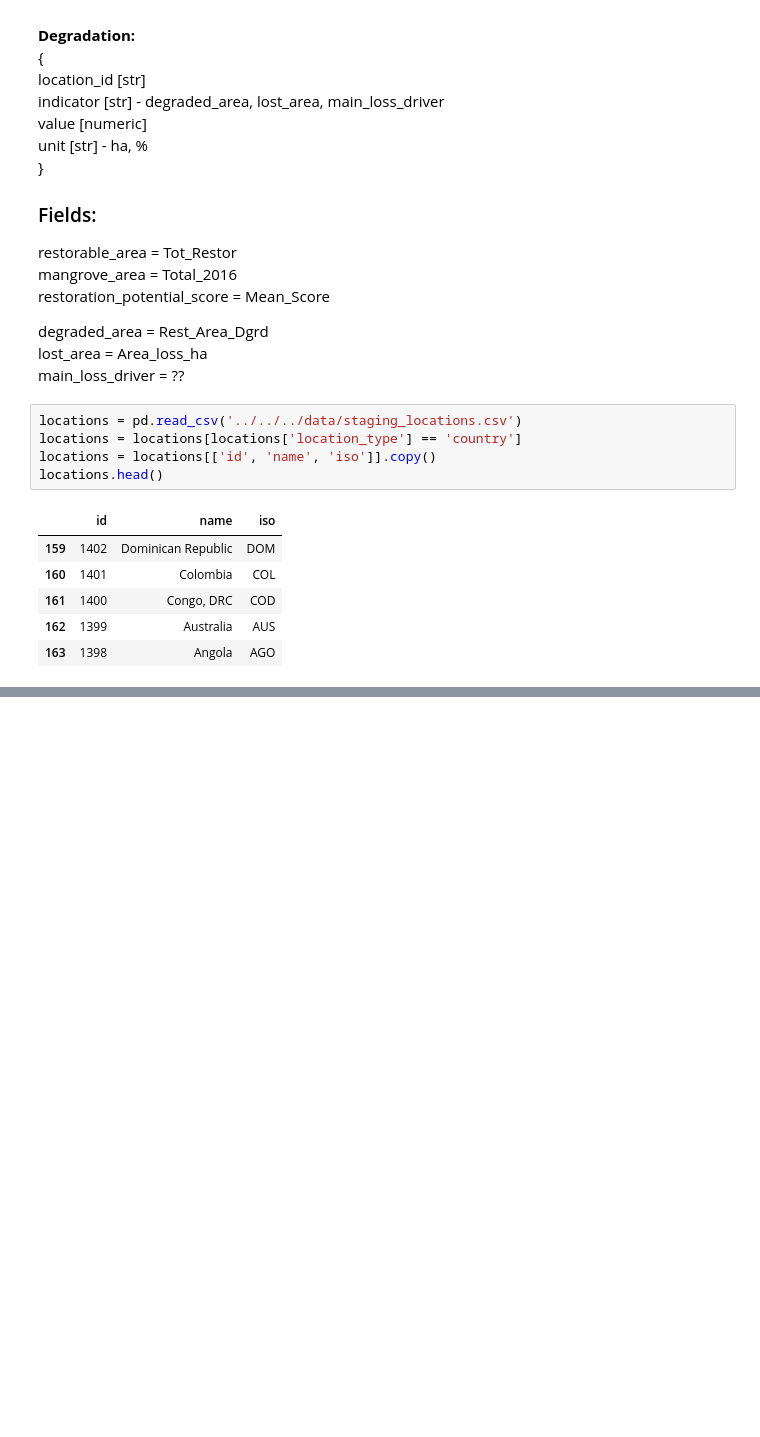
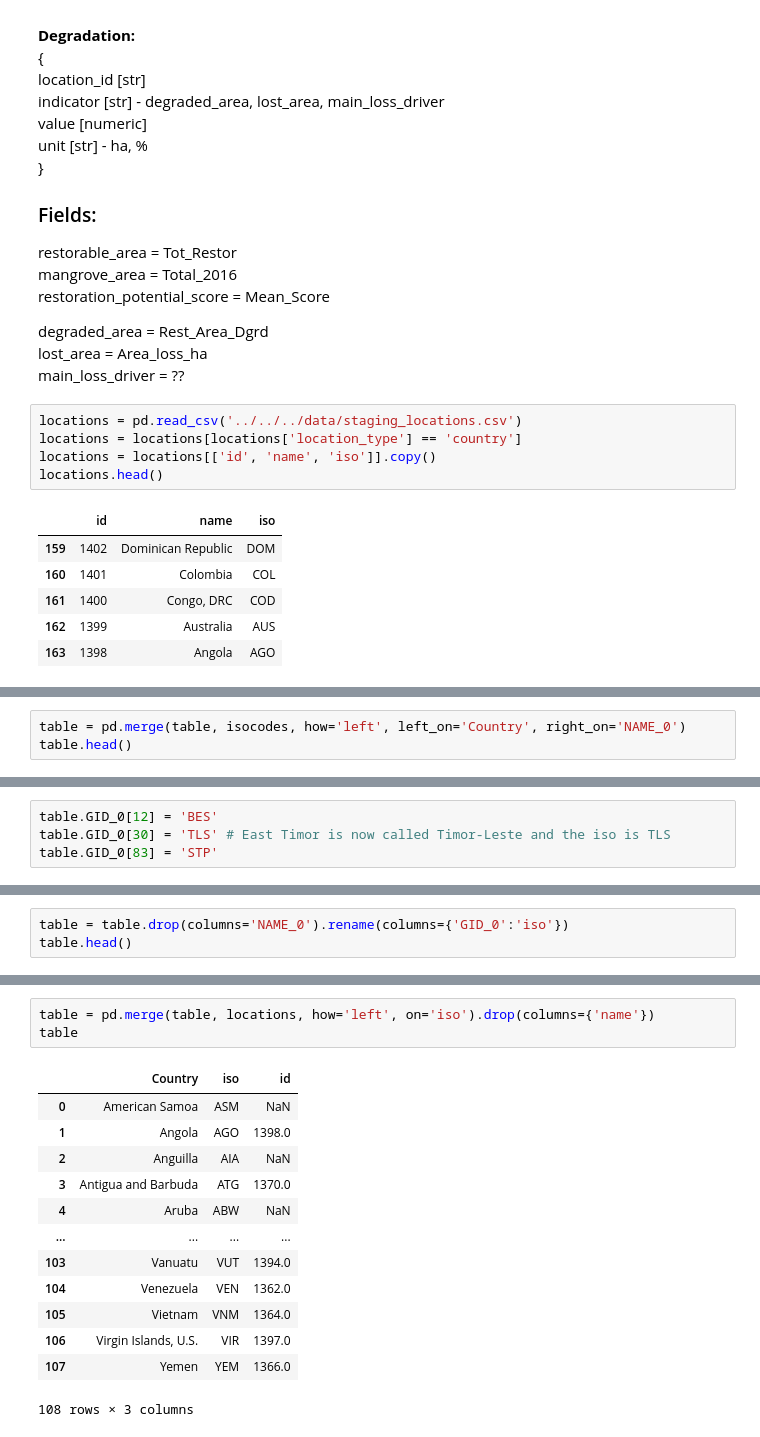
Before and after one commit to lhilarides/mangrove-atlas, a Jupyter notebook: data/notebooks/Lab/data_processing/restoration_and_degradation_widget.ipynb, the cells around one changed output, grey strips where cells are left out. Saved outputs shown, nothing was run; the diff lists cells and outputs as text; blank space fills up the shorter version.

```diff
--- a/data/notebooks/Lab/data_processing/restoration_and_degradation_widget.ipynb
+++ b/data/notebooks/Lab/data_processing/restoration_and_degradation_widget.ipynb
@@ -67,0 +98,3 @@ locations.head()
+# %%
+table = pd.merge(table, isocodes, how='left', left_on='Country', right_on='NAME_0')
+table.head()
@@ -67,0 +115,4 @@ locations.head()
+# %%
+table.GID_0[12] = 'BES'
+table.GID_0[30] = 'TLS' # East Timor is now called Timor-Leste and the iso is TLS
+table.GID_0[83] = 'STP'
@@ -67,0 +123,3 @@ locations.head()
+# %%
+table = table.drop(columns='NAME_0').rename(columns={'GID_0':'iso'})
+table.head()
@@ -67,0 +133,17 @@ locations.head()
+# %%
+table = pd.merge(table, locations, how='left', on='iso').drop(columns={'name'})
+table
+# %% [output]
+|  | Country | iso | id |
+| 0 | American Samoa | ASM | NaN |
+| 1 | Angola | AGO | 1398.0 |
+| 2 | Anguilla | AIA | NaN |
+| 3 | Antigua and Barbuda | ATG | 1370.0 |
+| 4 | Aruba | ABW | NaN |
+| ... | ... | ... | ... |
+| 103 | Vanuatu | VUT | 1394.0 |
+| 104 | Venezuela | VEN | 1362.0 |
+| 105 | Vietnam | VNM | 1364.0 |
+| 106 | Virgin Islands, U.S. | VIR | 1397.0 |
+| 107 | Yemen | YEM | 1366.0 |
+108 rows × 3 columns
```
Also changed, not shown: parts of 19 cells of this notebook.
